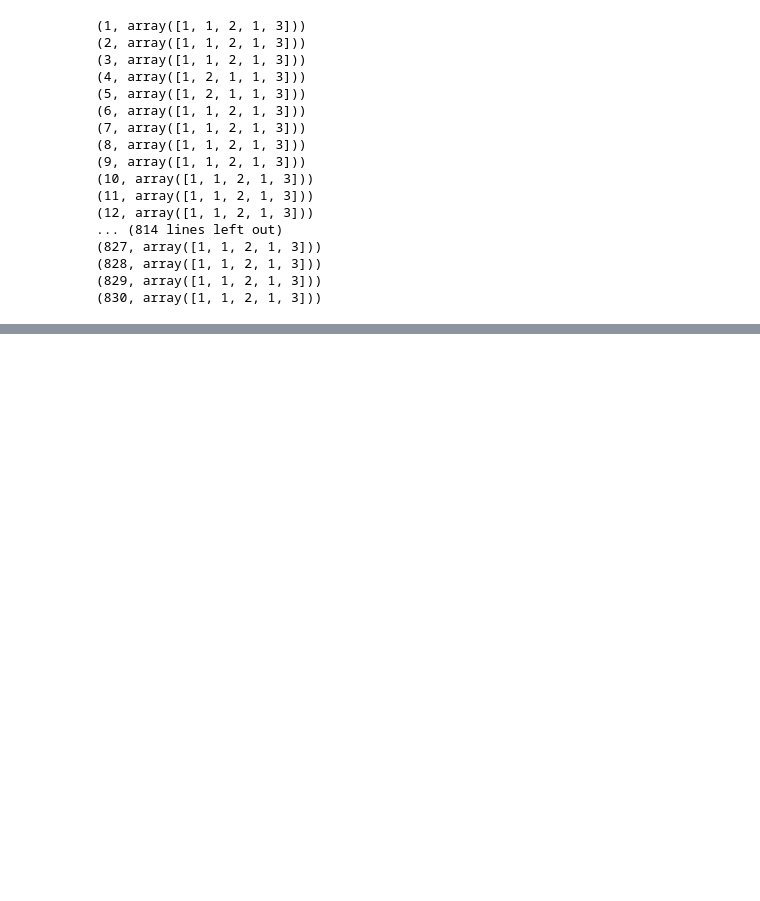
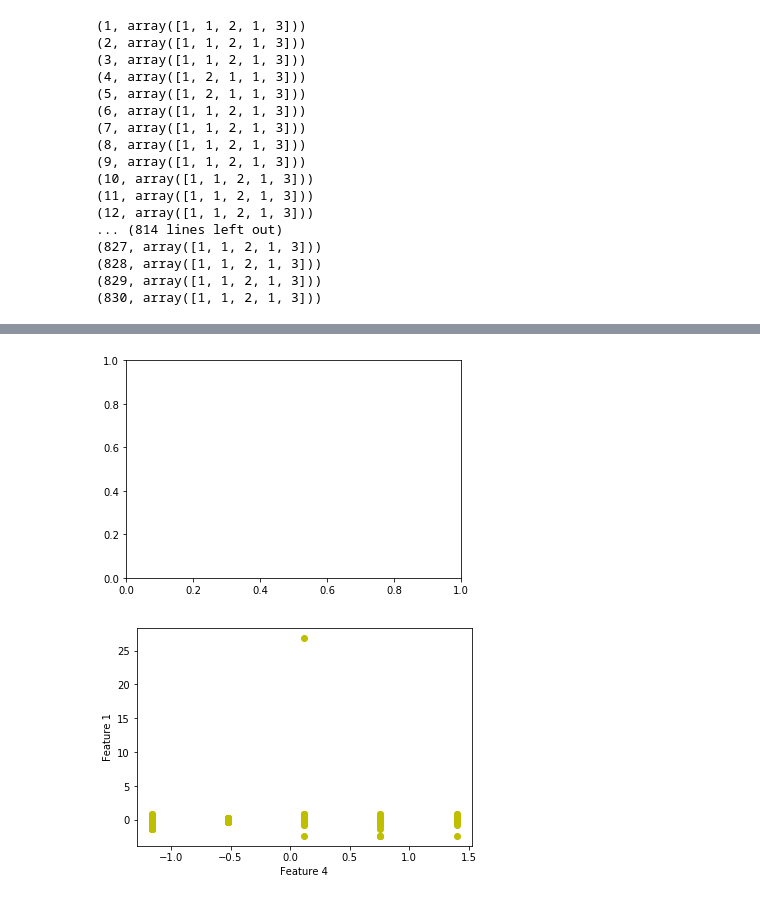
Before and after one commit to patel418/python_algcomp, a Jupyter notebook: Mammogram_Test.ipynb, the cells around one changed output, grey strips where cells are left out. Saved outputs shown, nothing was run; the diff lists cells and outputs as text; code cells hidden in the pictures; blank space fills up the shorter version.

```diff
--- a/Mammogram_Test.ipynb
+++ b/Mammogram_Test.ipynb
@@ -226,3 +235,12 @@ pp.show()
+# %%
+pp.figure()
+pp.plot(X[:,3], X[:,0], 'yo') # y for yellow, o for circle
+pp.xlabel('Feature 4')
+pp.ylabel('Feature 1')
+pp.show()
+# %% [output]
+[figure, added]
+[figure, added]
 # %%
 
 import matplotlib.gridspec as gridspec
```
Also changed, not shown: parts of 16 cells of this notebook.
